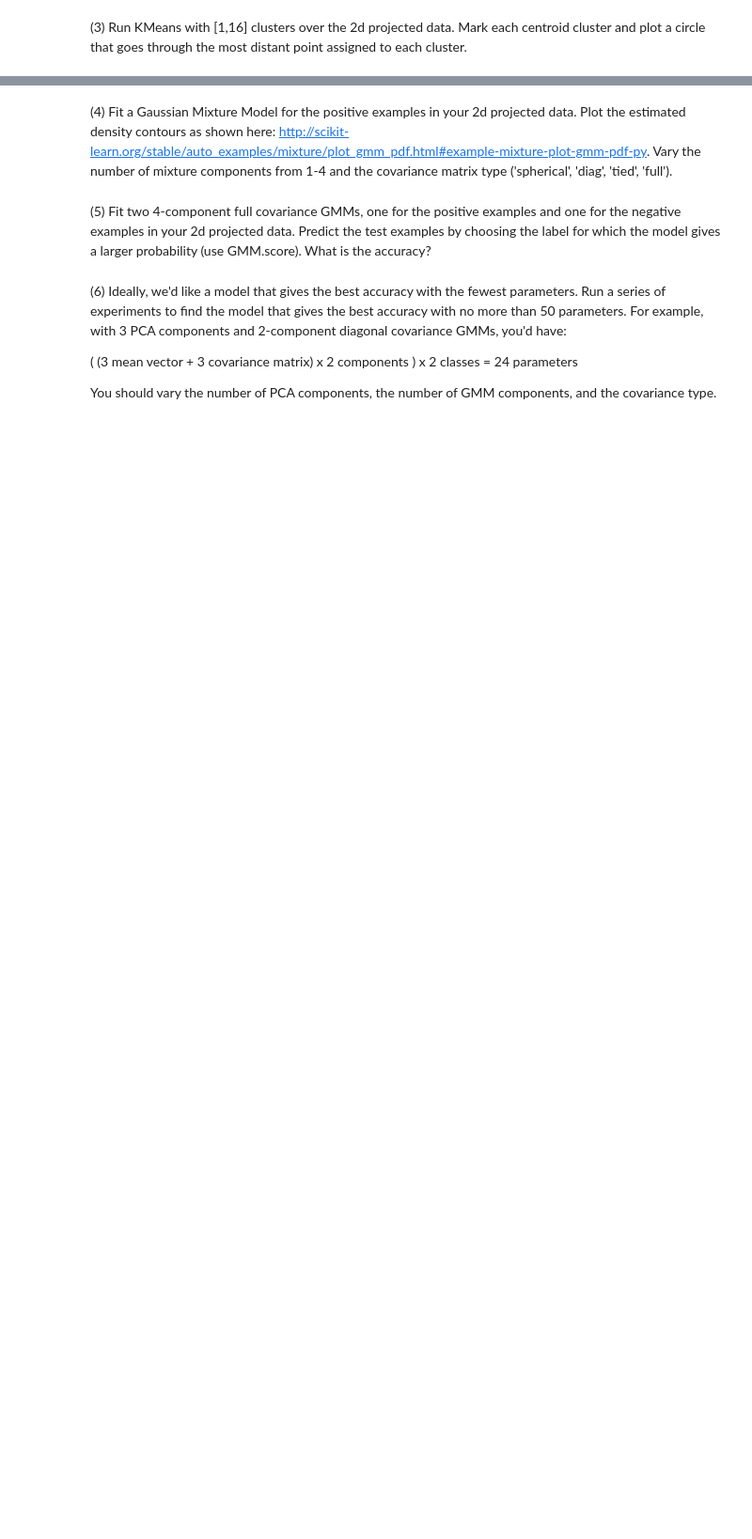
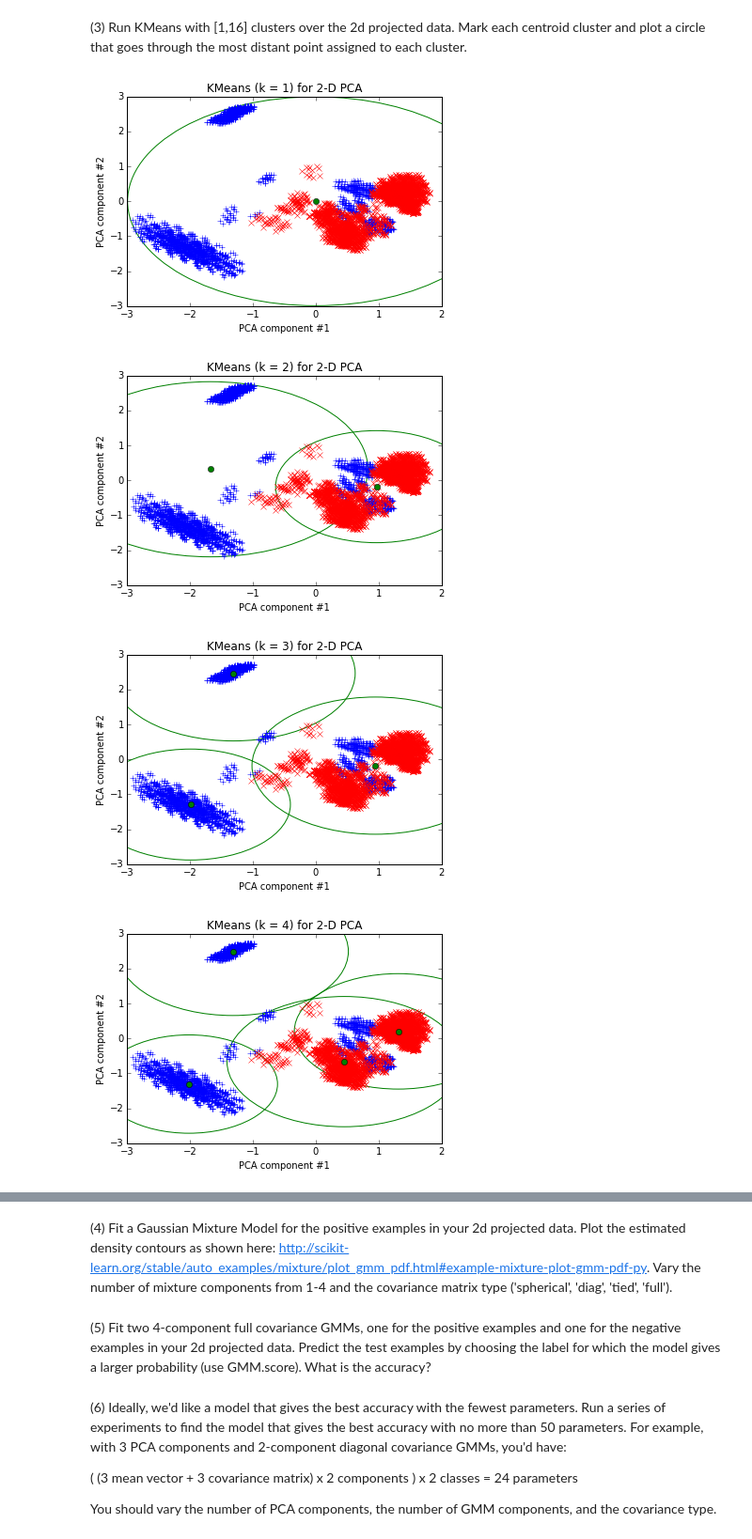
Before and after one commit to jbocharov-mids/W207-Machine-Learning, a Jupyter notebook: John_Bocharov_p3.ipynb, the cells around one changed output, grey strips where cells are left out. Shown at 94% size. Drawn from its saved outputs; the diff is of its cells as text; code cells hidden in the pictures; blank space fills up the shorter version.

Commit message:
Through P3

```diff
--- a/John_Bocharov_p3.ipynb
+++ b/John_Bocharov_p3.ipynb
@@ -125,0 +143,73 @@ P1()
+# %%
+#def P3():
+### STUDENT START ###
+from scipy.spatial import distance
+
+def kmeans_with_plot(all, poisonous, nonpoisonous, n_clusters = 1):
+
+    poisonous_transpose = np.transpose(poisonous)
+    nonpoisonous_transpose = np.transpose(nonpoisonous)
+
+    plt.figure(n_clusters)
+
+
+    k_means = KMeans(n_clusters = n_clusters)
+    k_means.fit(all)
+
+    cluster_assignments = k_means.predict(all)
+    cluster_centers = k_means.cluster_centers_
+
+    centers = [ ]
+
+    # not optimal to go through the array n_clusters times, but clearest code
+    for cluster_index, center in enumerate(cluster_centers):
+        assigned = [
+            point
+            for point_index, point
+            in enumerate(all)
+            if cluster_assignments[point_index] == cluster_index
+        ]
+        distances = [ distance.euclidean(center, point) for point in assigned ]
+        radius = max(distances)
+
+        circle = plt.Circle(center, radius, color='g', fill=False)
+        plt.gca().add_artist(circle)
+
+        centers.append(center)
+
+    centers_transpose = np.transpose(centers)
+
+    plt.plot(
+        poisonous_transpose[0], poisonous_transpose[1], 'b+',
+        nonpoisonous_transpose[0], nonpoisonous_transpose[1], 'rx',
+        centers_transpose[0], centers_transpose[1], 'go'
+    )
+
+    plt.xlabel('PCA component #1')
+    plt.ylabel('PCA component #2')
+
+    plt.title('KMeans (k = ' + str(n_clusters) + ') for 2-D PCA');
+
+    return k_means
+
+def P3(n_clusters_min = 1, n_clusters_max = 16):
+    pca = PCA(n_components = 2)
+    pca.fit(train_data)
+    train_2d = pca.transform(train_data)
+    train_2d_poisonous = [ train_2d[index] for index, is_poisonous in enumerate(train_labels) if is_poisonous == 1]
+    train_2d_nonpoisonous = [ train_2d[index] for index, is_poisonous in enumerate(train_labels) if is_poisonous == 0]
+
+    for n_clusters in range(1, 17):
+        k_means = kmeans_with_plot(train_2d, train_2d_poisonous, train_2d_nonpoisonous, n_clusters)
+
+    plt.plot()
+
+P3()
+### STUDENT END ###
+
+#P3()
+# %% [output]
+[figure, added]
+[figure, added]
+[figure, added]
+[figure, added]
```
Also changed, not shown: parts of 4 cells of this notebook, 1 other file.
